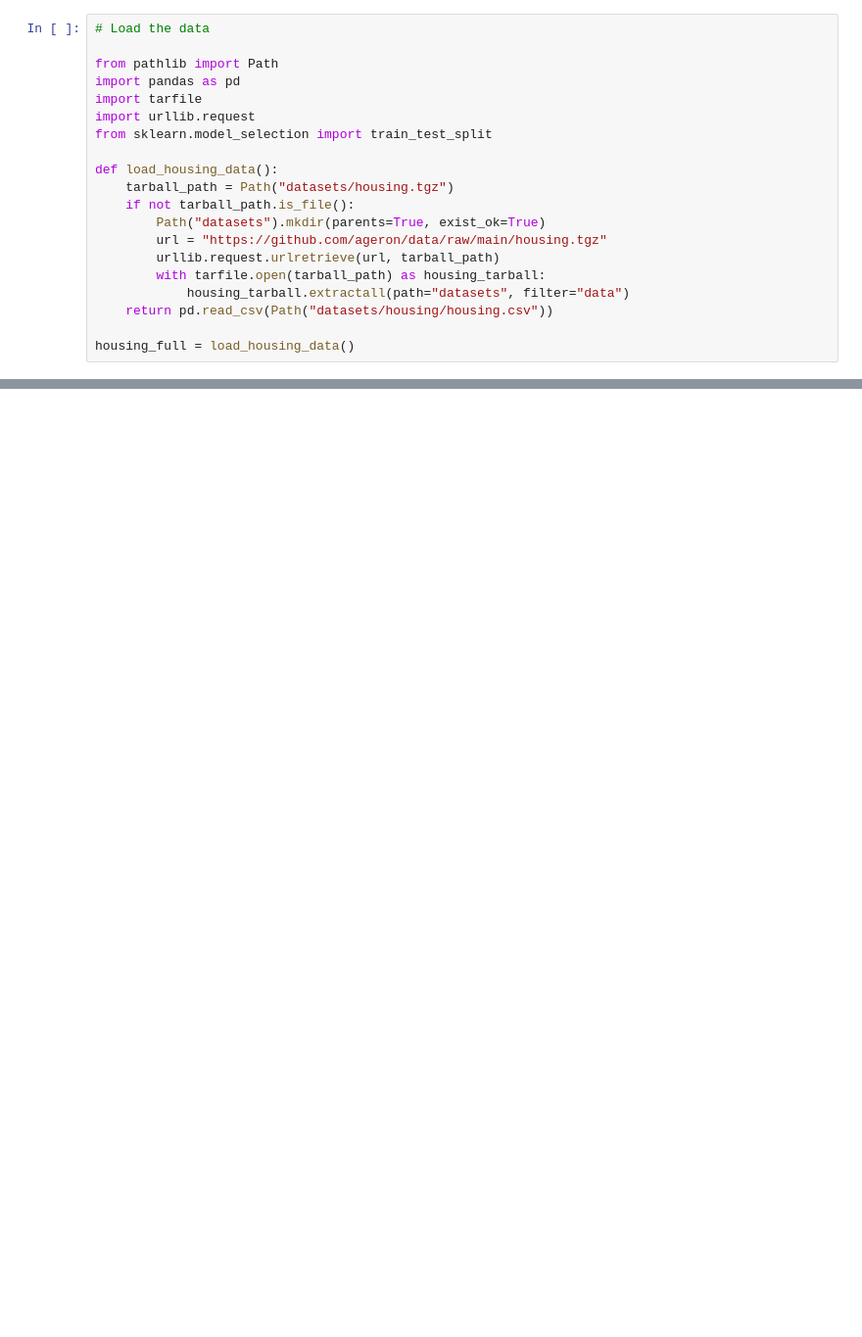
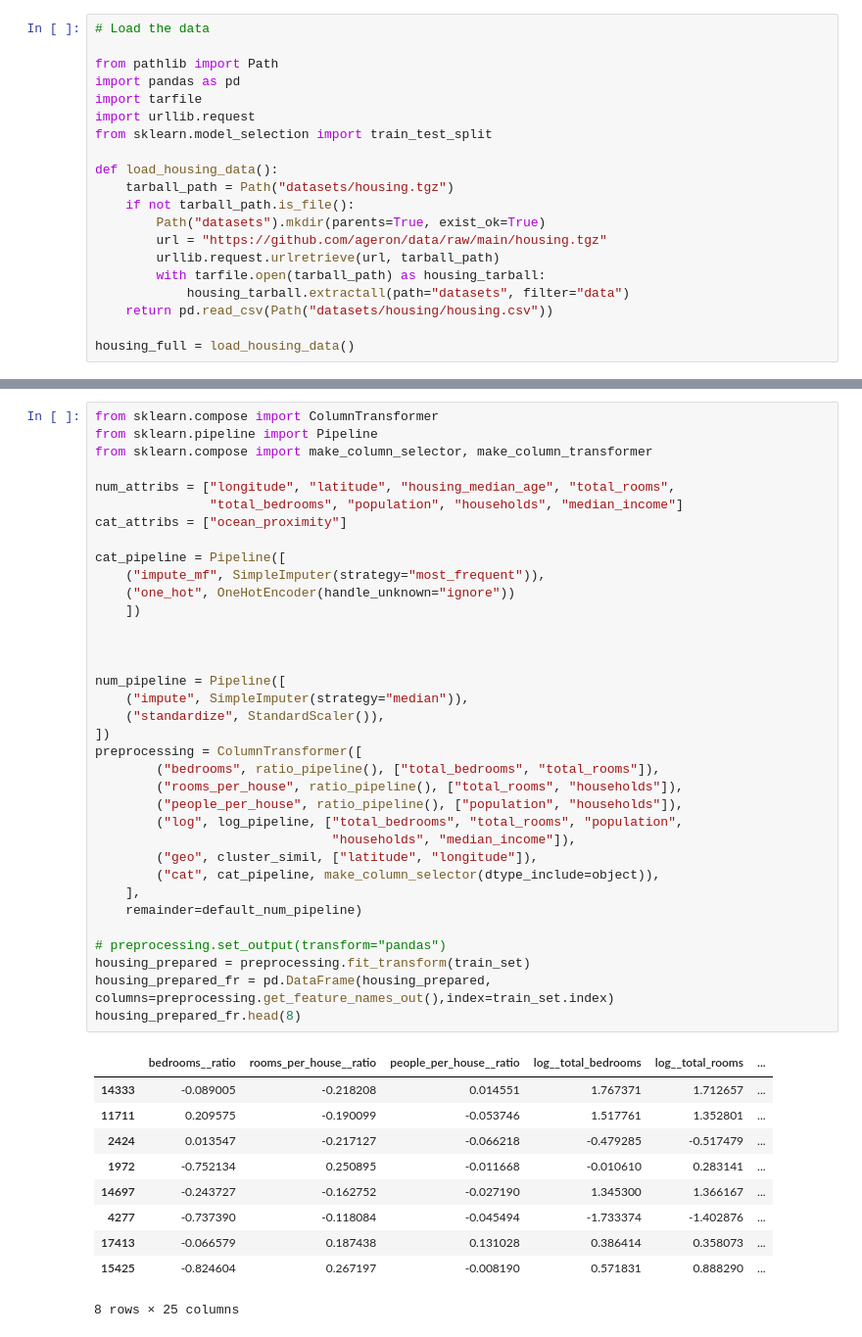
Before and after one commit to ali73/hands-on-mlp-exercise, a Jupyter notebook: Season2/Ex1.ipynb, the cells around one changed output, grey strips where cells are left out. Shown at 98% size. Saved outputs shown, nothing was run; the diff lists cells and outputs as text; blank space fills up the shorter version.

```diff
--- a/Season2/Ex1.ipynb
+++ b/Season2/Ex1.ipynb
@@ -100,0 +128,46 @@ max                  2.603085e+00
+# %%
+from sklearn.compose import ColumnTransformer
+from sklearn.pipeline import Pipeline
+from sklearn.compose import make_column_selector, make_column_transformer
+
+num_attribs = ["longitude", "latitude", "housing_median_age", "total_rooms",
+               "total_bedrooms", "population", "households", "median_income"]
+cat_attribs = ["ocean_proximity"]
+
+cat_pipeline = Pipeline([
+    ("impute_mf", SimpleImputer(strategy="most_frequent")),
+    ("one_hot", OneHotEncoder(handle_unknown="ignore"))
+    ])
+
+
+
+num_pipeline = Pipeline([
+    ("impute", SimpleImputer(strategy="median")),
+    ("standardize", StandardScaler()),
+])
+preprocessing = ColumnTransformer([
+        ("bedrooms", ratio_pipeline(), ["total_bedrooms", "total_rooms"]),
+        ("rooms_per_house", ratio_pipeline(), ["total_rooms", "households"]),
+        ("people_per_house", ratio_pipeline(), ["population", "households"]),
+        ("log", log_pipeline, ["total_bedrooms", "total_rooms", "population",
+                               "households", "median_income"]),
+        ("geo", cluster_simil, ["latitude", "longitude"]),
+        ("cat", cat_pipeline, make_column_selector(dtype_include=object)),
+    ],
+    remainder=default_num_pipeline)
+
+# preprocessing.set_output(transform="pandas")
+housing_prepared = preprocessing.fit_transform(train_set)
+housing_prepared_fr = pd.DataFrame(housing_prepared, columns=preprocessing.get_feature_names_out(),index=train_set.index)
+housing_prepared_fr.head(8)
+# %% [output]
+|  | bedrooms__ratio | rooms_per_house__ratio | people_per_house__ratio | log__total_bedrooms | log__total_rooms | ... |
+| 14333 | -0.089005 | -0.218208 | 0.014551 | 1.767371 | 1.712657 | ... |
+| 11711 | 0.209575 | -0.190099 | -0.053746 | 1.517761 | 1.352801 | ... |
+| 2424 | 0.013547 | -0.217127 | -0.066218 | -0.479285 | -0.517479 | ... |
+| 1972 | -0.752134 | 0.250895 | -0.011668 | -0.010610 | 0.283141 | ... |
+| 14697 | -0.243727 | -0.162752 | -0.027190 | 1.345300 | 1.366167 | ... |
+| 4277 | -0.737390 | -0.118084 | -0.045494 | -1.733374 | -1.402876 | ... |
+| 17413 | -0.066579 | 0.187438 | 0.131028 | 0.386414 | 0.358073 | ... |
+| 15425 | -0.824604 | 0.267197 | -0.008190 | 0.571831 | 0.888290 | ... |
+8 rows × 25 columns
```
Also changed, not shown: parts of 14 cells of this notebook.
